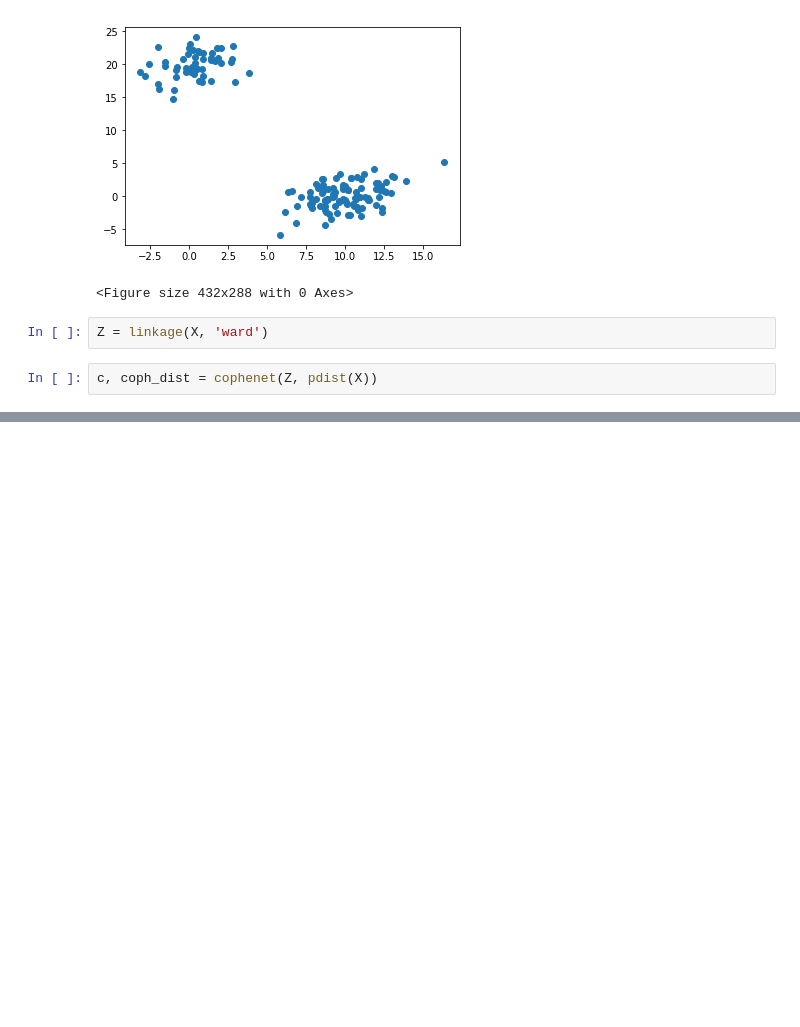
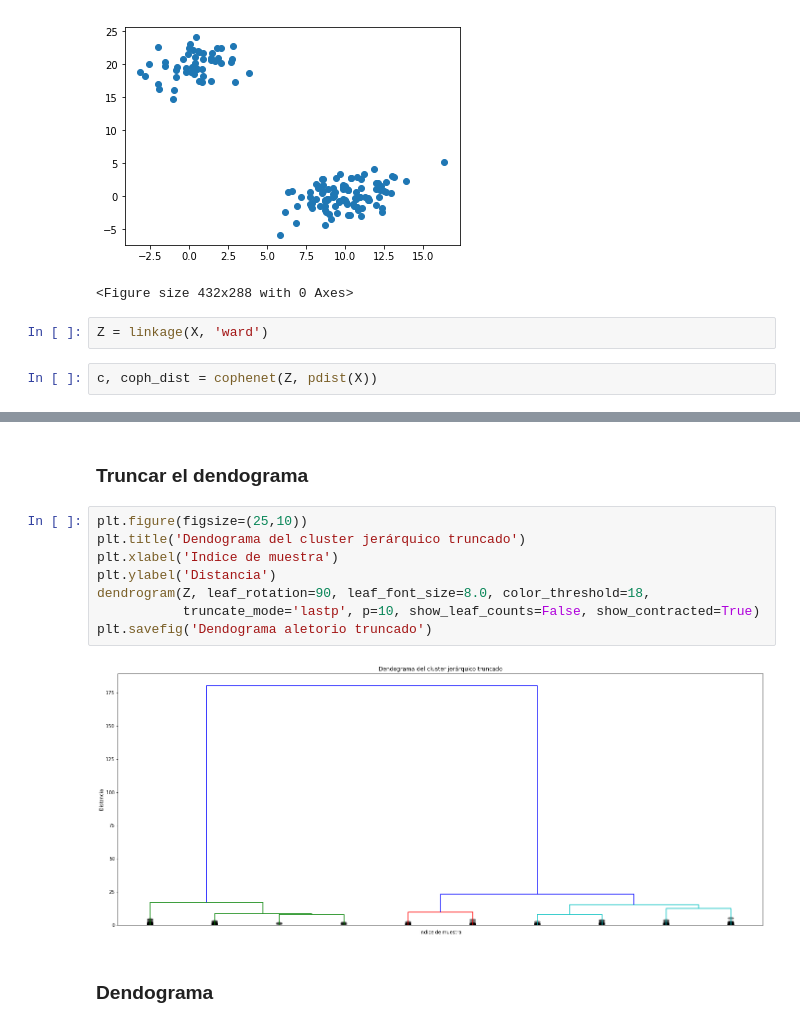
Before and after one commit to LautaroAndresSaez/Curso_Machine_Learning, a Jupyter notebook: 18 - Clustering-Jerárquico-ejercicio.ipynb, the cells around one changed output, grey strips where cells are left out. Cells and saved outputs as stored; diff of their text form; blank space fills up the shorter version.

```diff
--- a/18 - Clustering-Jerárquico-ejercicio.ipynb
+++ b/18 - Clustering-Jerárquico-ejercicio.ipynb
@@ -45,0 +65,14 @@ plt.show()
+# %% [markdown]
+### Truncar el dendograma
+# %%
+plt.figure(figsize=(25,10))
+plt.title('Dendograma del cluster jerárquico truncado')
+plt.xlabel('Indice de muestra')
+plt.ylabel('Distancia')
+dendrogram(Z, leaf_rotation=90, leaf_font_size=8.0, color_threshold=18,
+           truncate_mode='lastp', p=10, show_leaf_counts=False, show_contracted=True)
+plt.savefig('Dendograma aletorio truncado')
+# %% [output]
+[figure, added]
+# %% [markdown]
+### Dendograma
```
Also changed, not shown: parts of 21 cells of this notebook, 22 other files.
